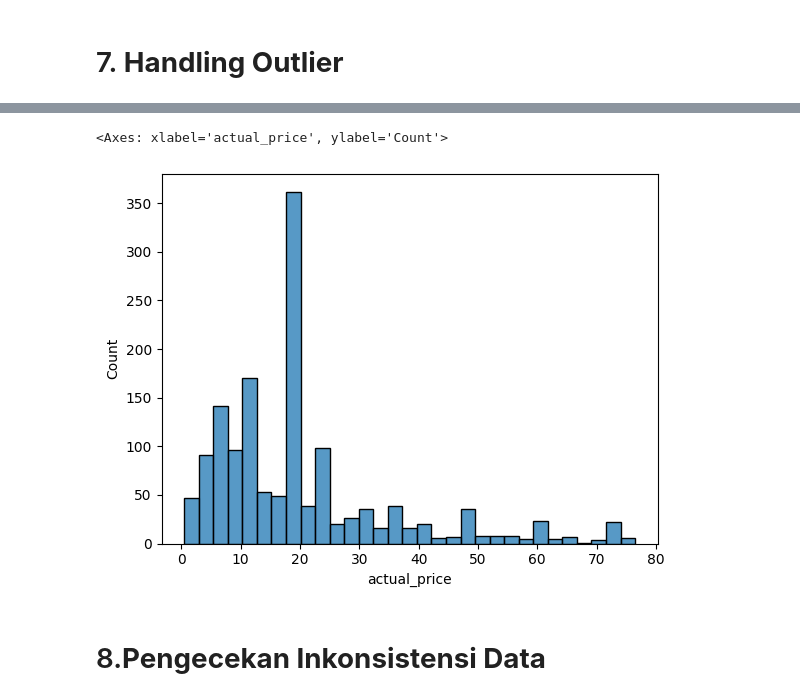
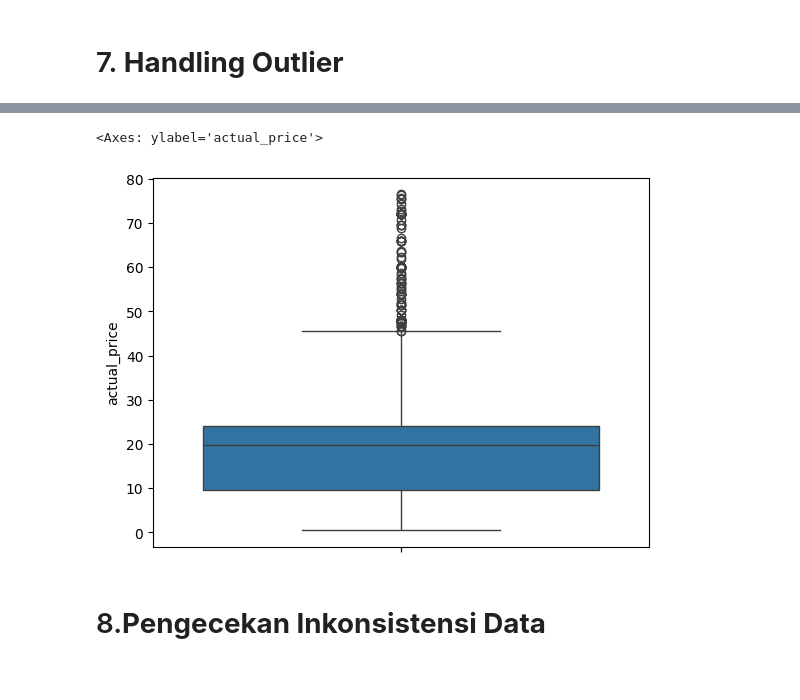
Before and after one commit to 9DwiErnawati/projectdatavizwrag, a Jupyter notebook: Amazon_Sales_Data_Analysis.ipynb, the cells around one changed output, grey strips where cells are left out. Saved outputs shown, nothing was run; the diff lists cells and outputs as text; code cells hidden in the pictures.

```diff
--- a/Amazon_Sales_Data_Analysis.ipynb
+++ b/Amazon_Sales_Data_Analysis.ipynb
@@ -566,8 +565,8 @@ amazon
 # %%
-sns.histplot(amazon["actual_price"])
+sns.boxplot(amazon["actual_price"])
 # %% [output]
-<Axes: xlabel='actual_price', ylabel='Count'>
+<Axes: ylabel='actual_price'>
-[figure, old version]
+[figure, new version]
 # %% [markdown]
 # 8.**Pengecekan Inkonsistensi Data**
 # %%
```
Also changed, not shown: parts of 13 cells of this notebook.
